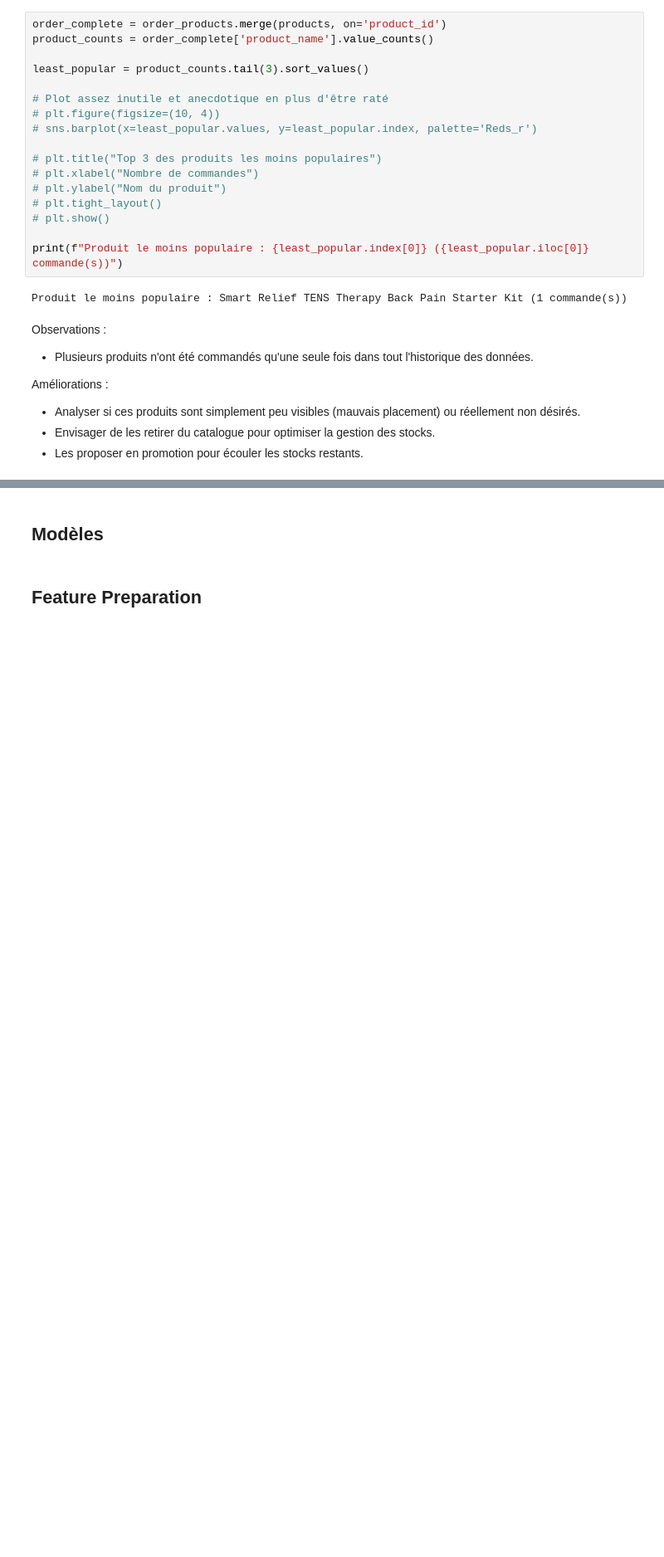
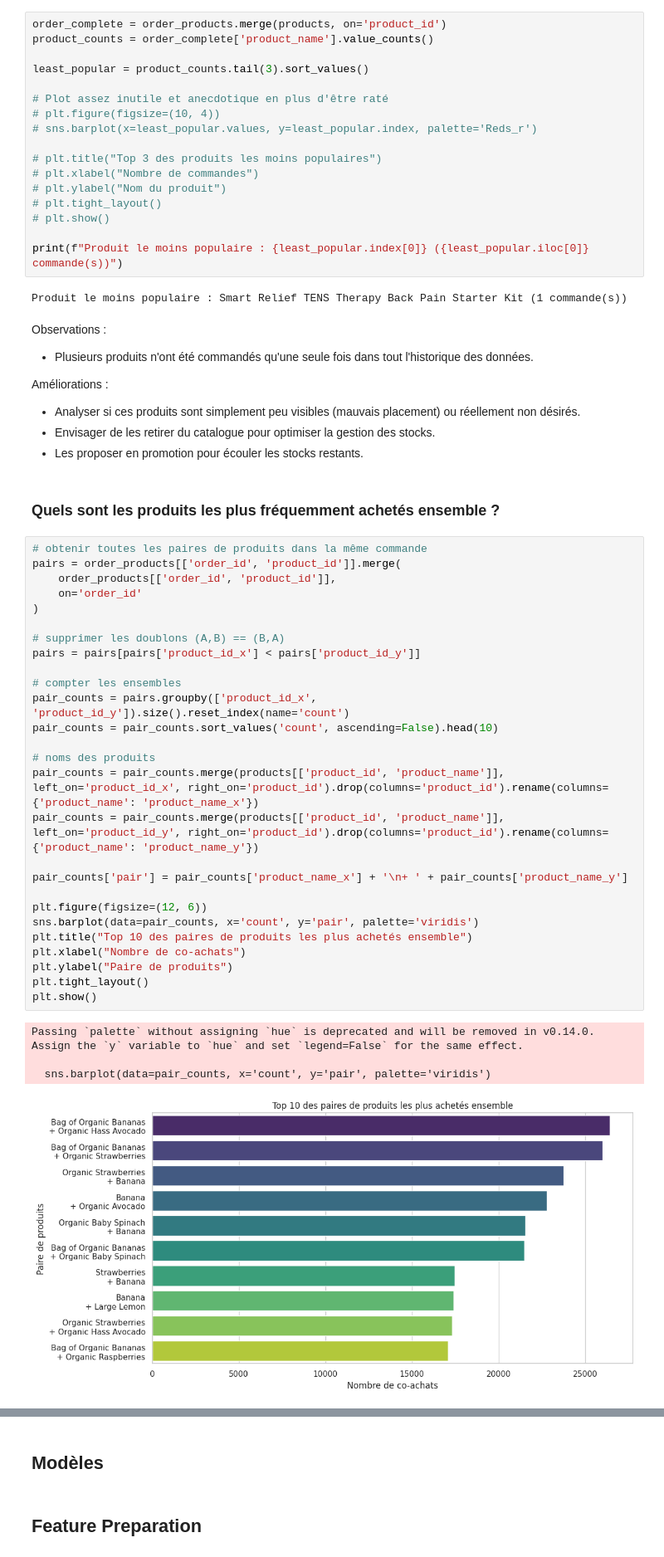
Before and after one commit to raph-bl/NextBuy, a Jupyter notebook: notebook.ipynb, the cells around one changed output, grey strips where cells are left out. Shown at 83% size. Saved outputs shown, nothing was run; the diff lists cells and outputs as text; blank space fills up the shorter version.

Commit message:
feat(data): Answering most frequently product bought together

```diff
--- a/notebook.ipynb
+++ b/notebook.ipynb
@@ -362,3 +362,37 @@ Améliorations :
 - Analyser si ces produits sont simplement peu visibles (mauvais placement) ou réellement non désirés.
 - Envisager de les retirer du catalogue pour optimiser la gestion des stocks.
 - Les proposer en promotion pour écouler les stocks restants.
+# %% [markdown]
+### Quels sont les produits les plus fréquemment achetés ensemble ?
+# %%
+# obtenir toutes les paires de produits dans la même commande
+pairs = order_products[['order_id', 'product_id']].merge(
+    order_products[['order_id', 'product_id']],
+    on='order_id'
+)
+
+# supprimer les doublons (A,B) == (B,A)
+pairs = pairs[pairs['product_id_x'] < pairs['product_id_y']]
+
+# compter les ensembles
+pair_counts = pairs.groupby(['product_id_x', 'product_id_y']).size().reset_index(name='count')
+pair_counts = pair_counts.sort_values('count', ascending=False).head(10)
+
+# noms des produits
+pair_counts = pair_counts.merge(products[['product_id', 'product_name']], left_on='product_id_x', right_on='product_id').drop(columns='product_id').rename(columns={'product_name': 'product_name_x'})
+pair_counts = pair_counts.merge(products[['product_id', 'product_name']], left_on='product_id_y', right_on='product_id').drop(columns='product_id').rename(columns={'product_name': 'product_name_y'})
+
+pair_counts['pair'] = pair_counts['product_name_x'] + '\n+ ' + pair_counts['product_name_y']
+
+plt.figure(figsize=(12, 6))
+sns.barplot(data=pair_counts, x='count', y='pair', palette='viridis')
+plt.title("Top 10 des paires de produits les plus achetés ensemble")
+plt.xlabel("Nombre de co-achats")
+plt.ylabel("Paire de produits")
+plt.tight_layout()
+plt.show()
+# %% [output]
+Passing `palette` without assigning `hue` is deprecated and will be removed in v0.14.0. Assign the `y` variable to `hue` and set `legend=False` for the same effect.
+
+  sns.barplot(data=pair_counts, x='count', y='pair', palette='viridis')
+[figure, added]
```
Also changed, not shown: parts of 4 cells of this notebook.
